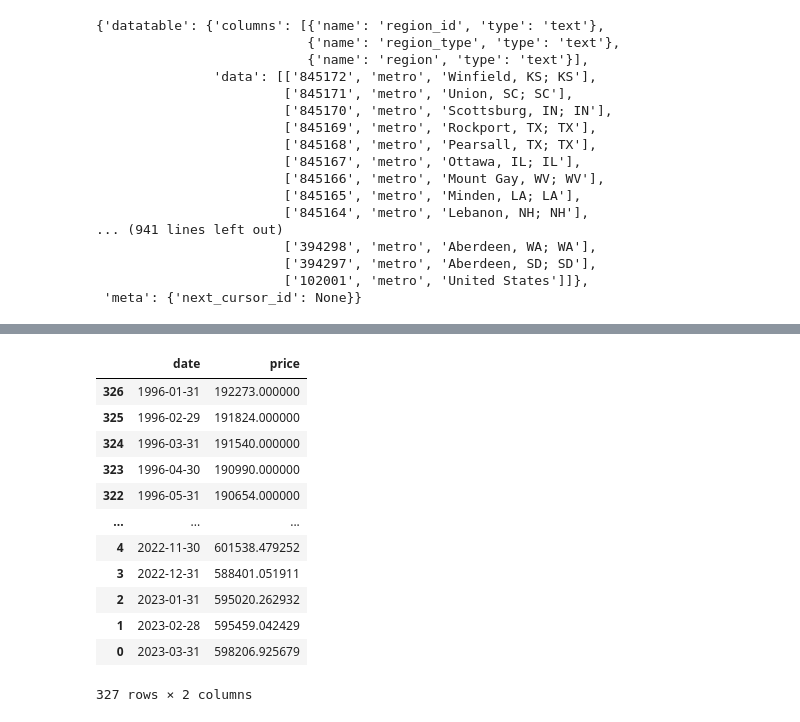
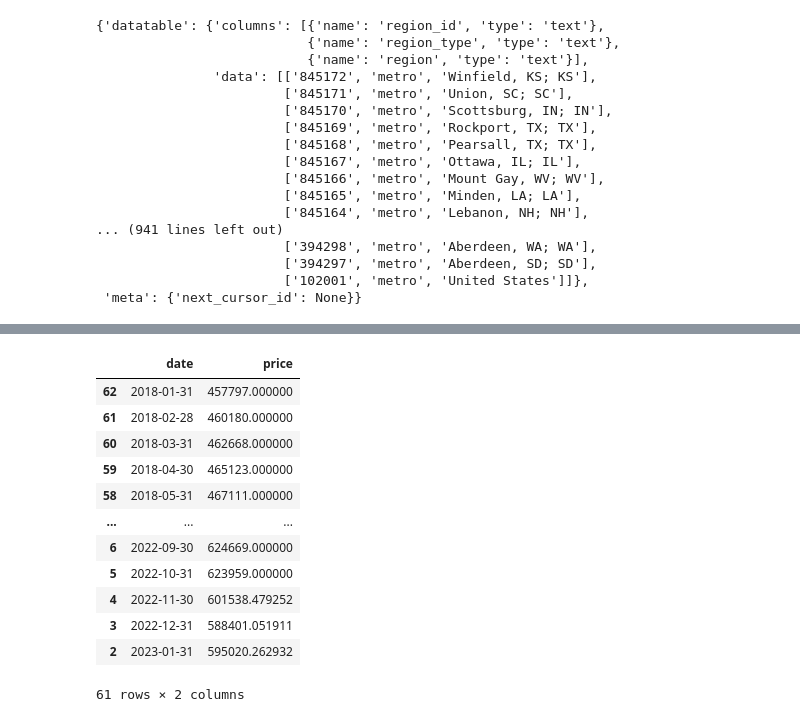
Before and after one commit to edshanks/Analyzing-the-Effects-of-COVID-on-the-American-Real-Estate-Market, a Jupyter notebook: Zillow_Starter.ipynb, the cells around one changed output, grey strips where cells are left out. Cells and saved outputs as stored; diff of their text form; code cells hidden in the pictures.

Commit message:
added code to clean dataframes down to date range for analysis

```diff
--- a/Zillow_Starter.ipynb
+++ b/Zillow_Starter.ipynb
@@ -62,7 +62,12 @@ for city_name in cities:
 
     city_dfs[city_name] = city_df
 
+#clean data down to data range for sample
+for city_name, city_df in city_dfs.items():
+    city_dfs[city_name] = city_df[(city_df['date'] >= '2018-01-31') & (city_df['date'] <= '2023-01-31')]
+
+#i may take this code out.... i dont think we need it here. i mainly kept it to see the dfs generate -Ali
 # print the data frames for each city
-for city_name, city_df in city_dfs.items():
-    print(f"Dataframe name: {city_name}")
-    print(city_name, city_df)
+#for city_name, city_df in city_dfs.items():
+#    print(f"Dataframe name: {city_name}")
+#    print(city_name, city_df)
@@ -95,20 +82,23 @@ seattle = city_dfs["Seattle"]
 atlanta = city_dfs["Atlanta"]
 houston = city_dfs["Houston"]
 minneapolis = city_dfs["Minneapolis"]
-# %% [output]
-|  | date | price |
-| 326 | 1996-01-31 | 192273.000000 |
-| 325 | 1996-02-29 | 191824.000000 |
-| 324 | 1996-03-31 | 191540.000000 |
-| 323 | 1996-04-30 | 190990.000000 |
-| 322 | 1996-05-31 | 190654.000000 |
-| ... | ... | ... |
-| 4 | 2022-11-30 | 601538.479252 |
-| 3 | 2022-12-31 | 588401.051911 |
-| 2 | 2023-01-31 | 595020.262932 |
-| 1 | 2023-02-28 | 595459.042429 |
-| 0 | 2023-03-31 | 598206.925679 |
-327 rows × 2 columns
+# %%
+#this is just a block to test and make sure the date range looks good. which it does!
+new_york
+# %% [output]
+|  | date | price |
+| 62 | 2018-01-31 | 457797.000000 |
+| 61 | 2018-02-28 | 460180.000000 |
+| 60 | 2018-03-31 | 462668.000000 |
+| 59 | 2018-04-30 | 465123.000000 |
+| 58 | 2018-05-31 | 467111.000000 |
+| ... | ... | ... |
+| 6 | 2022-09-30 | 624669.000000 |
+| 5 | 2022-10-31 | 623959.000000 |
+| 4 | 2022-11-30 | 601538.479252 |
+| 3 | 2022-12-31 | 588401.051911 |
+| 2 | 2023-01-31 | 595020.262932 |
+61 rows × 2 columns
 # %%
 #stl2 = stl['datatable']['data']
 #date = []
```
Also changed, not shown: parts of 1 cell of this notebook.
